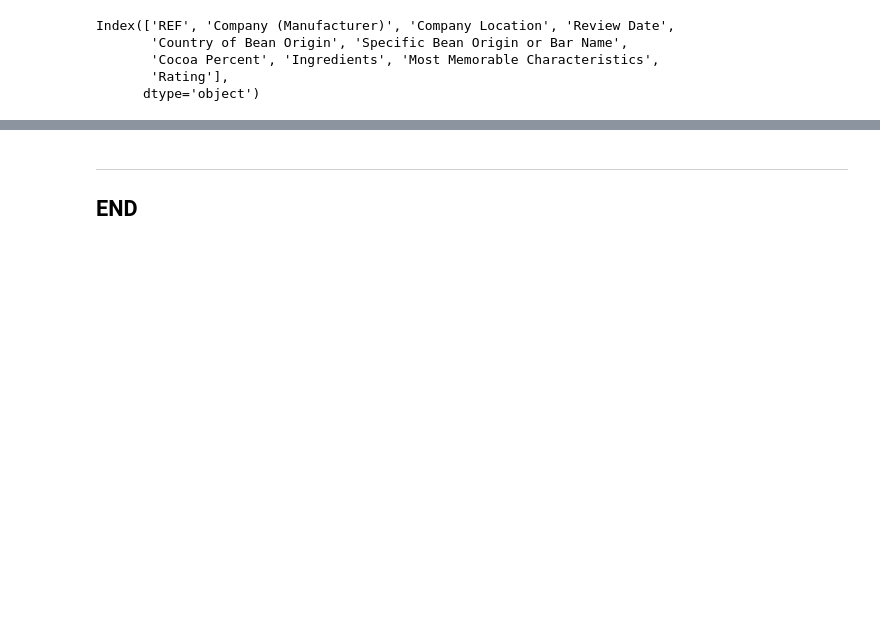
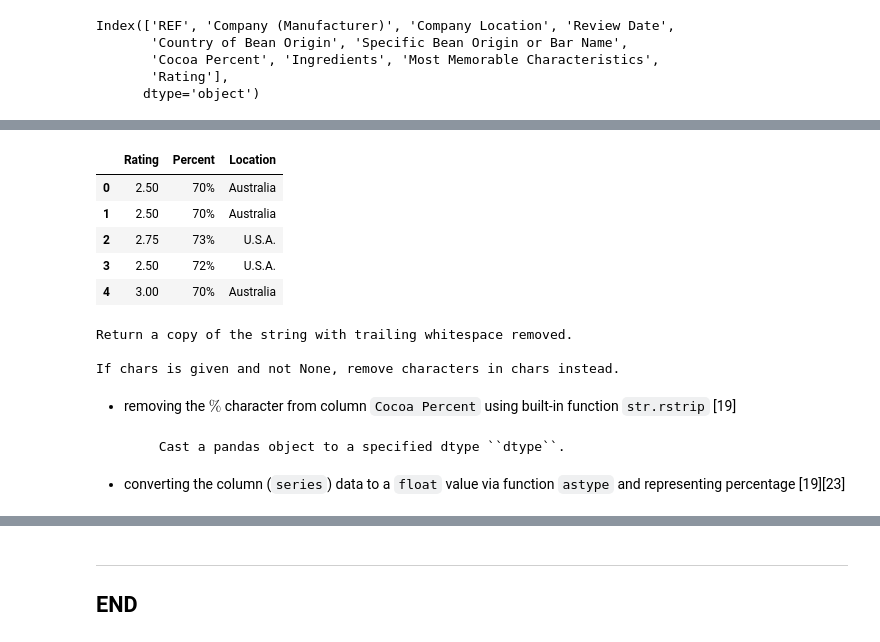
Before and after one commit to SeanOhAileasa/mls-scikit-learn-scipy-stats, a Jupyter notebook: scipy-stats.ipynb, the cells around one changed output, grey strips where cells are left out. Saved outputs shown, nothing was run; the diff lists cells and outputs as text; code cells hidden in the pictures; blank space fills up the shorter version.

```diff
--- a/scipy-stats.ipynb
+++ b/scipy-stats.ipynb
@@ -1706,0 +1788,23 @@ Index(['REF', 'Company (Manufacturer)', 'Company Location', 'Review Date',
+# %%
+df_Rating_Percent_Location.head() # check in order
+# %% [output]
+|  | Rating | Percent | Location |
+| 0 | 2.50 | 70% | Australia |
+| 1 | 2.50 | 70% | Australia |
+| 2 | 2.75 | 73% | U.S.A. |
+| 3 | 2.50 | 72% | U.S.A. |
+| 4 | 3.00 | 70% | Australia |
+# %%
+print(str.rstrip.__doc__)
+# %% [output]
+Return a copy of the string with trailing whitespace removed.
+
+If chars is given and not None, remove characters in chars instead.
+# %% [markdown]
+- removing the $\%$ character from column ``Cocoa Percent`` using built-in function ``str.rstrip`` [19]
+# %%
+print("\n".join(dfFlavorsofCacao.astype.__doc__.split("\n")[1:2])) # function astype overview
+# %% [output]
+        Cast a pandas object to a specified dtype ``dtype``.
+# %% [markdown]
+- converting the column (``series``) data to a ``float`` value via function ``astype`` and representing percentage [19][23]
```
Also changed, not shown: parts of 74 cells of this notebook, 2 other files.
